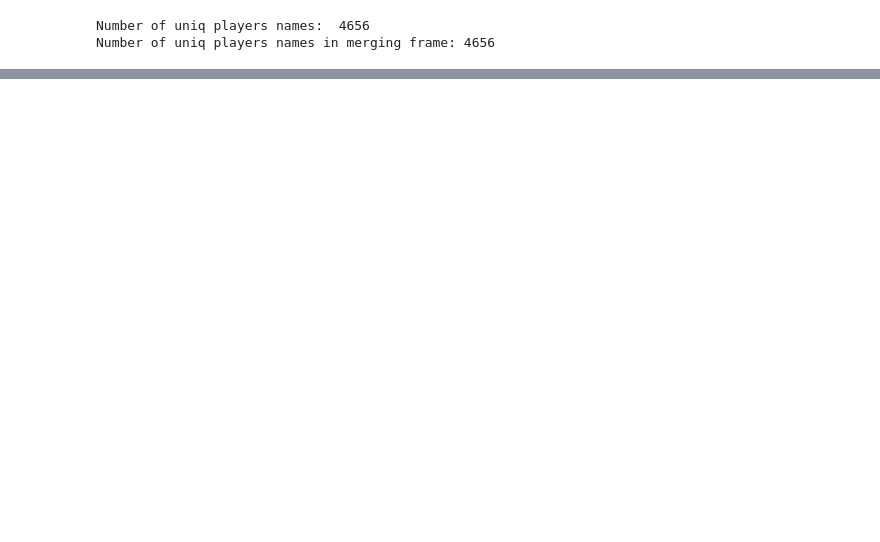
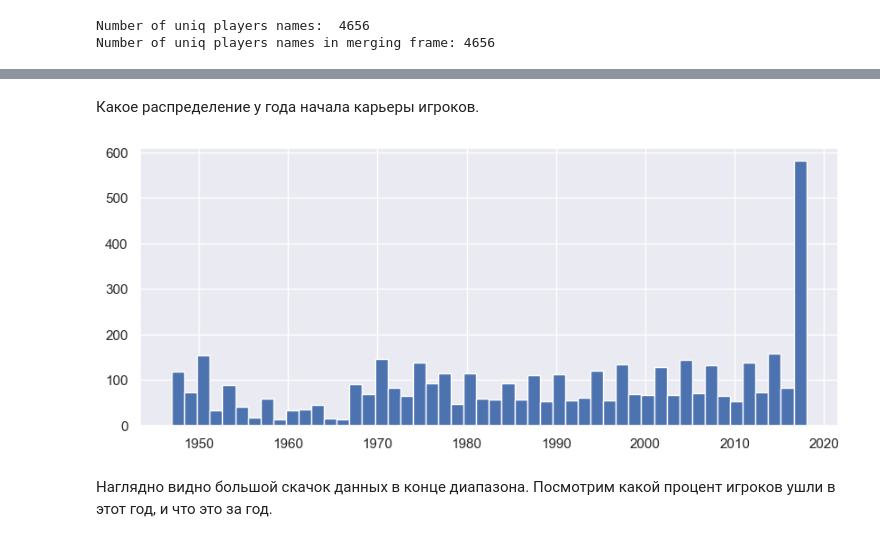
Before and after one commit to MonyaS/Hilell_tasks, a Jupyter notebook: лекция 4/hw_pandas.ipynb, the cells around one changed output, grey strips where cells are left out. Cells and saved outputs as stored; diff of their text form; code cells hidden in the pictures; blank space fills up the shorter version.

```diff
--- a/лекция 4/hw_pandas.ipynb
+++ b/лекция 4/hw_pandas.ipynb
@@ -262,0 +447,8 @@ data.head(1000)
+# %% [markdown]
+Какое распределение у года начала карьеры игроков.
+# %%
+data["year_end"].hist(bins=50, figsize=(10, 4));
+# %% [output]
+[figure, added]
+# %% [markdown]
+Наглядно видно большой скачок данных в конце диапазона. Посмотрим какой процент игроков ушли в этот год, и что это за год.
```
Also changed, not shown: parts of 70 cells of this notebook, 2 other files.
